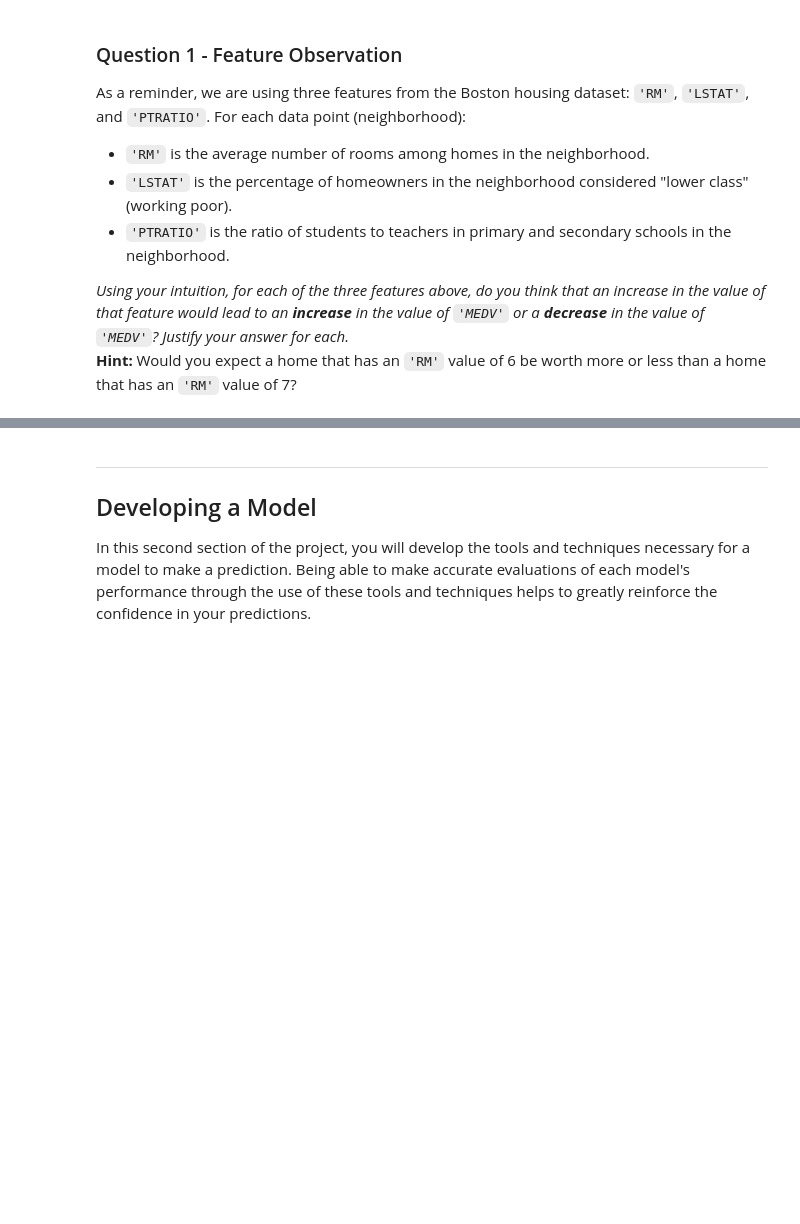
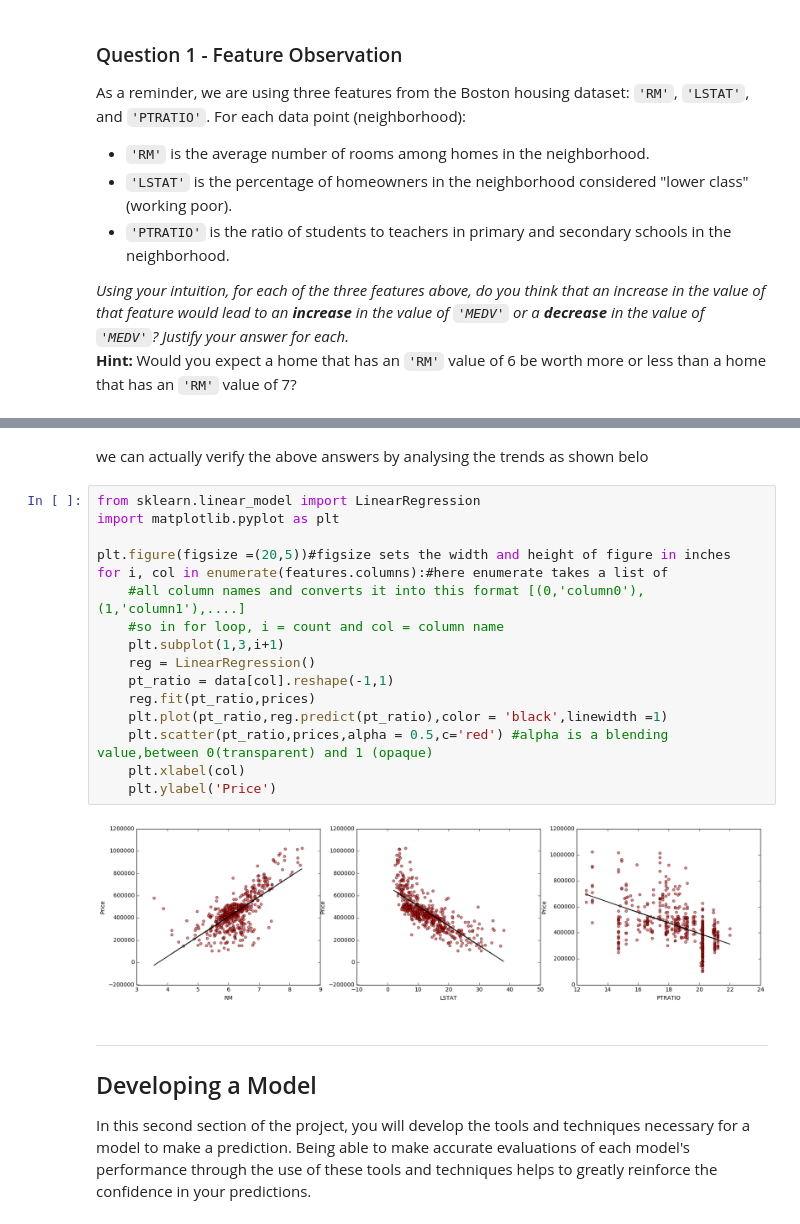
Before and after one commit to satishjasthi/boston_housing, a Jupyter notebook: boston_housing.ipynb, the cells around one changed output, grey strips where cells are left out. Cells and saved outputs as stored; diff of their text form; blank space fills up the shorter version.

```diff
--- a/boston_housing.ipynb
+++ b/boston_housing.ipynb
@@ -111,3 +106,23 @@ Consider PTRATIO:
+# %% [markdown]
+we can actually verify the above answers by analysing the trends as shown belo
+# %%
+from sklearn.linear_model import LinearRegression
+import matplotlib.pyplot as plt
+
+plt.figure(figsize =(20,5))#figsize sets the width and height of figure in inches
+for i, col in enumerate(features.columns):#here enumerate takes a list of
+    #all column names and converts it into this format [(0,'column0'),(1,'column1'),....]
+    #so in for loop, i = count and col = column name
+    plt.subplot(1,3,i+1)
+    reg = LinearRegression()
+    pt_ratio = data[col].reshape(-1,1)
+    reg.fit(pt_ratio,prices)
+    plt.plot(pt_ratio,reg.predict(pt_ratio),color = 'black',linewidth =1)
+    plt.scatter(pt_ratio,prices,alpha = 0.5,c='red') #alpha is a blending value,between 0(transparent) and 1 (opaque)
+    plt.xlabel(col)
+    plt.ylabel('Price')
+# %% [output]
+[figure, added]
 # %% [markdown]
 ----
 
```
Also changed, not shown: parts of 22 cells of this notebook, 1 other file.
